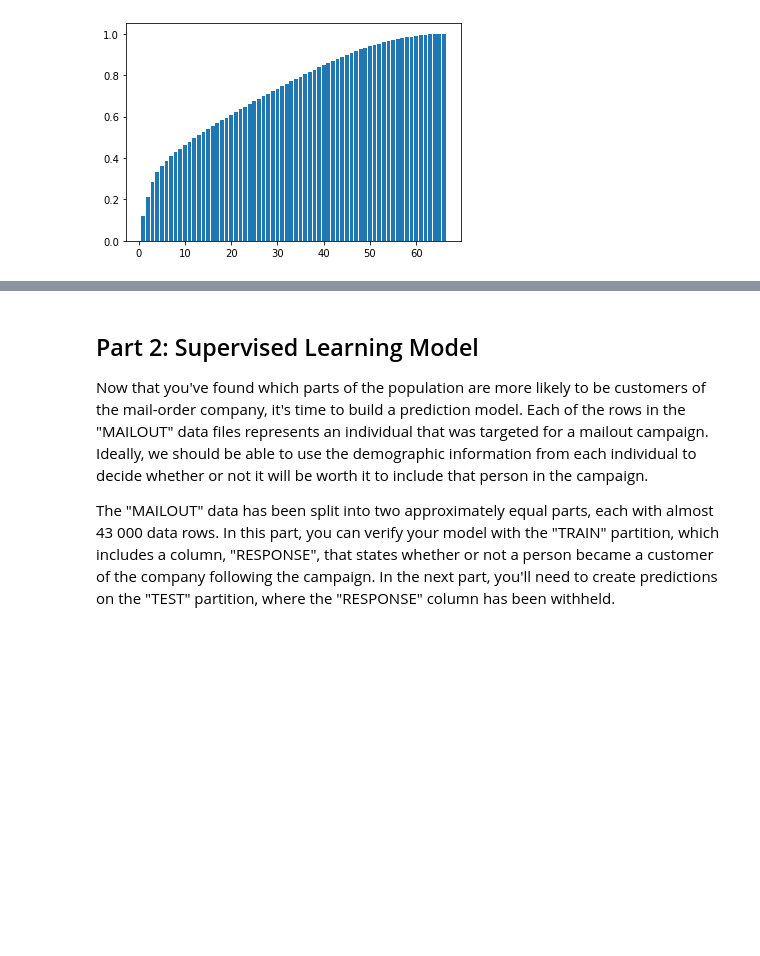
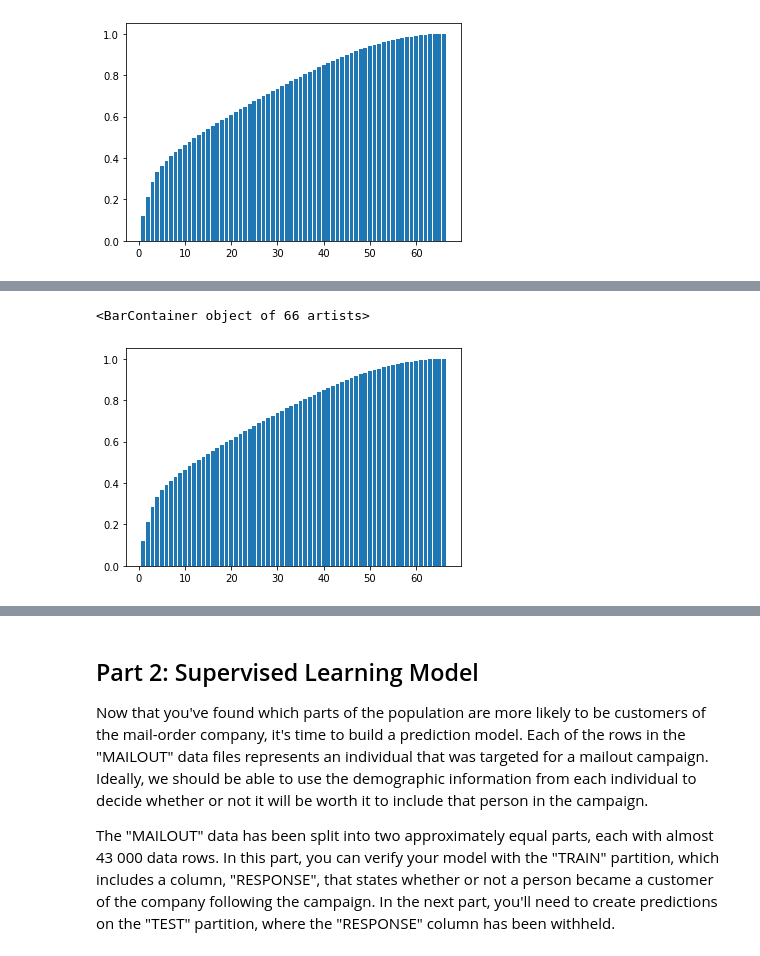
Before and after one commit to GaborJenei/Customer-Segmentation-Report-for-Arvato, a Jupyter notebook: Arvato Project Workbook.ipynb, the cells around one changed output, grey strips where cells are left out. Cells and saved outputs as stored; diff of their text form; code cells hidden in the pictures; blank space fills up the shorter version.

```diff
--- a/Arvato Project Workbook.ipynb
+++ b/Arvato Project Workbook.ipynb
@@ -364,0 +363,5 @@ plt.plot(inertia)
+# %%
+plt.bar(x=range(1,len(customers_clean_dro.columns)+1) , height=np.cumsum(pca.explained_variance_ratio_))
+# %% [output]
+<BarContainer object of 66 artists>
+[figure, added]
```
Also changed, not shown: parts of 24 cells of this notebook.
